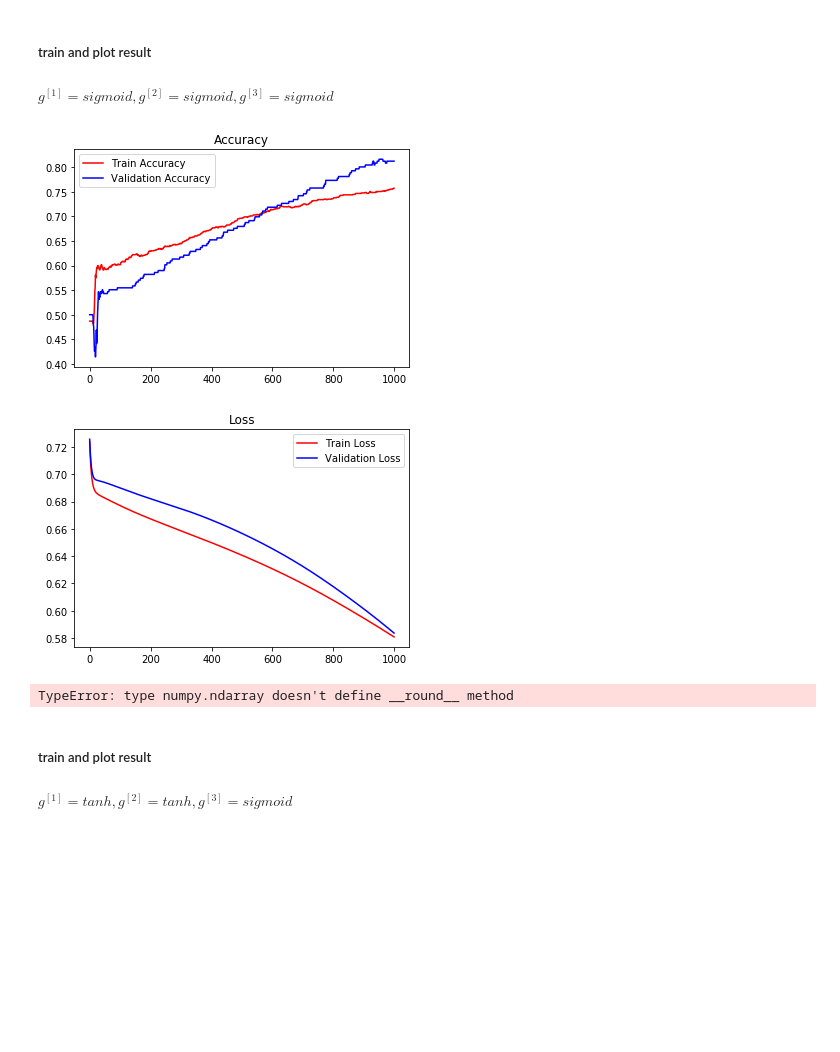
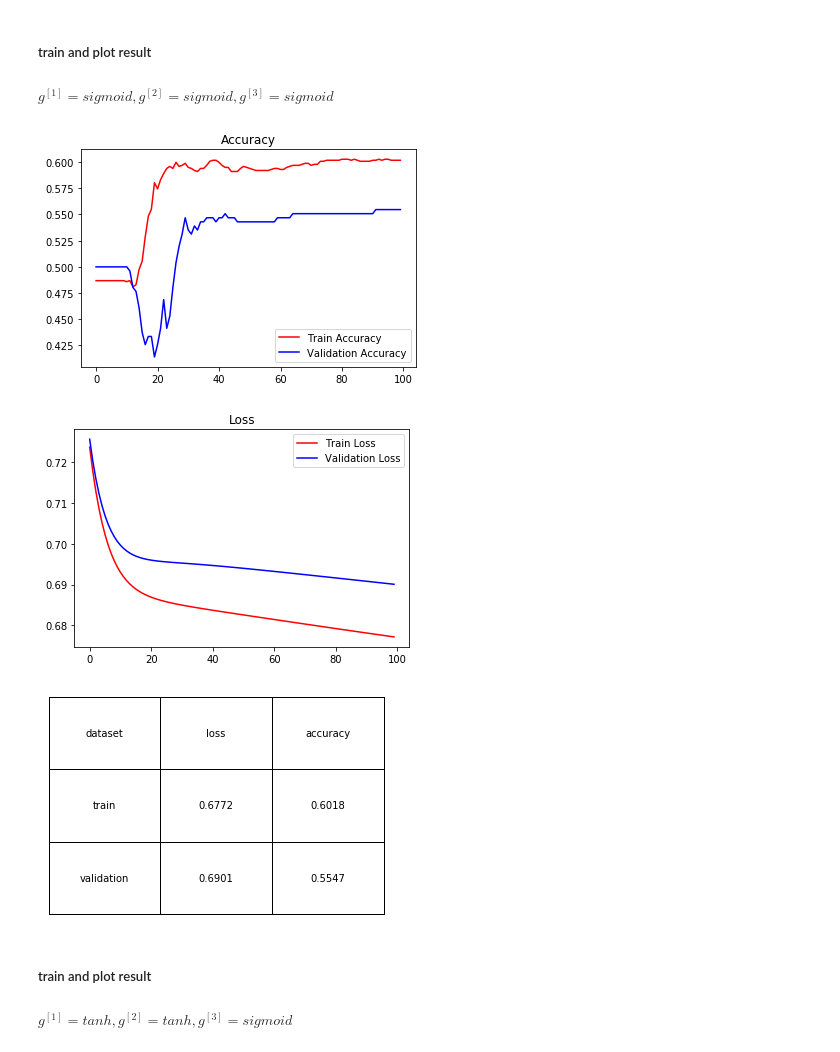
Before and after one commit to jm6534/MachineLearningProjectAssignment, a Jupyter notebook: Assignment04.ipynb, the cells around one changed output. Cells and saved outputs as stored; diff of their text form; code cells hidden in the pictures; blank space fills up the shorter version.

```diff
--- a/Assignment04.ipynb
+++ b/Assignment04.ipynb
@@ -120,8 +120,8 @@ def tanh_backward(dA, Z):
 
 def lrelu_backward(dA, Z):
     dZ = np.array(dA, copy = True)
-    dZ[Z <= ALPHA * Z] = ALPHA * Z;
-    return dZ;
+    dZ[Z <= (ALPHA * Z)] = ALPHA * Z
+    return dZ
 # %%
 def single_layer_forward_propagation(A_prev, W_curr, b_curr, activation="relu"):
     Z_curr = np.dot(W_curr, A_prev) + b_curr
@@ -133,7 +133,7 @@ def single_layer_forward_propagation(A_prev, W_curr, b_curr, activation="relu"):
     elif activation is "tanh":
         activation_func = tanh
     elif activation is "lrelu":
-        backward_activation_func = lrelu
+        activation_func = lrelu
     else:
         raise Exception('Non-supported activation function')
 
@@ -157,9 +157,14 @@ def full_forward_propagation(X, params_values, nn_architecture):
 
     return A_curr, memory
 # %%
+def safe_log(arr):
+    res = np.log(arr)
+    res[np.isneginf(res)]=-10
+    return res
+
 def get_cost_value(Y_hat, Y):
     m = Y_hat.shape[1]
-    cost = -1 / m * (np.dot(Y, np.log(Y_hat).T) + np.dot(1 - Y, np.log(1 - Y_hat).T))
+    cost = -1 / m * (np.dot(Y, safe_log(Y_hat).T) + np.dot(1 - Y, safe_log(1 - Y_hat).T))
     return np.squeeze(cost)
 
 def get_accuracy_value(Y_hat, Y):
@@ -258,7 +263,7 @@ def print_history_graph(loss_history, acc_history, vloss_history, vacc_history):
     plt.show()
 
     nx, ny = 3, 3
-    data = (('dataset', 'loss', 'accuracy'), ('train', str(round(loss_history[-1][0],4)), str(round(acc_history[-1][0],4))), ('validation', str(round(vloss_history[-1][0],4)), str(round(vacc_history[-1][0],4))))
+    data = (('dataset', 'loss', 'accuracy'), ('train', str(np.round(loss_history[-1],4)), str(np.round(acc_history[-1],4))), ('validation', str(np.round(vloss_history[-1],4)), str(np.round(vacc_history[-1],4))))
     pl.figure()
     tb = pl.table(cellText=data, loc=(0,0), cellLoc='center')
 
@@ -279,14 +284,15 @@ def change_activation(nn_architecture, activations):
 ##### train and plot result
 ##### $ g^{[1]} = sigmoid, g^{[2]} = sigmoid, g^{[3]} = sigmoid $
 # %%
-LR = 0.02
+LR = 0.01
+EPOCH = 100
 change_activation(nn_architecture, ['sigmoid', 'sigmoid', 'sigmoid'])
-params, loss_history, acc_history, vloss_history, vacc_history = train(train_data, train_label, validation_data, validation_label, nn_architecture, 5000, LR)
+params, loss_history, acc_history, vloss_history, vacc_history = train(train_data, train_label, validation_data, validation_label, nn_architecture, EPOCH, LR)
 print_history_graph(loss_history, acc_history, vloss_history, vacc_history)
 # %% [output]
-[figure, old version]
+[figure, new version]
-[figure, old version]
+[figure, new version]
-TypeError: type numpy.ndarray doesn't define __round__ method
+[figure, added]
 # %% [markdown]
 ##### train and plot result
 ##### $ g^{[1]} = tanh, g^{[2]} = tanh, g^{[3]} = sigmoid $
```
Also changed, not shown: parts of 3 cells of this notebook.
